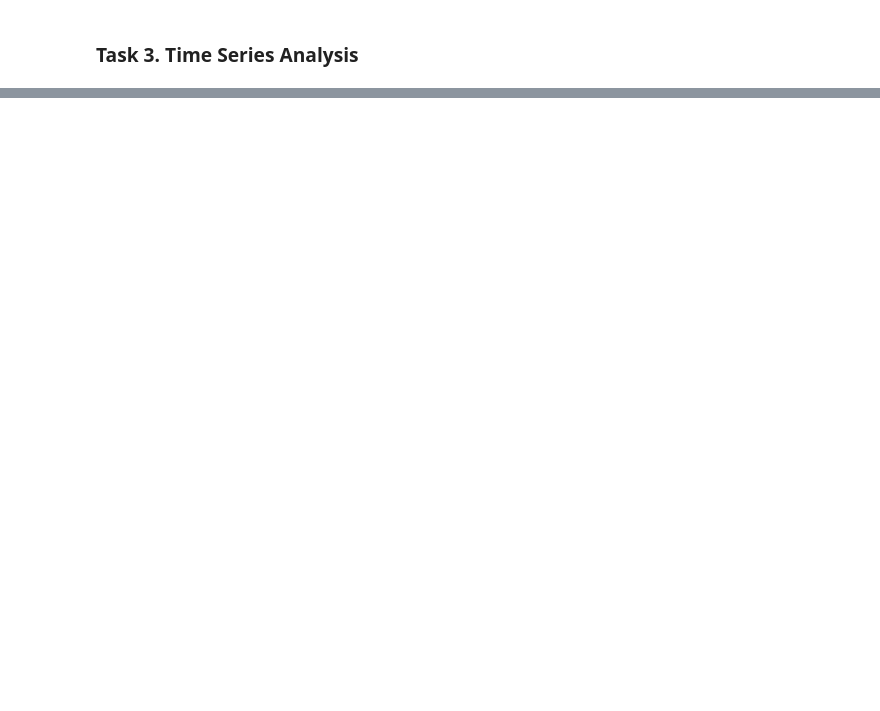
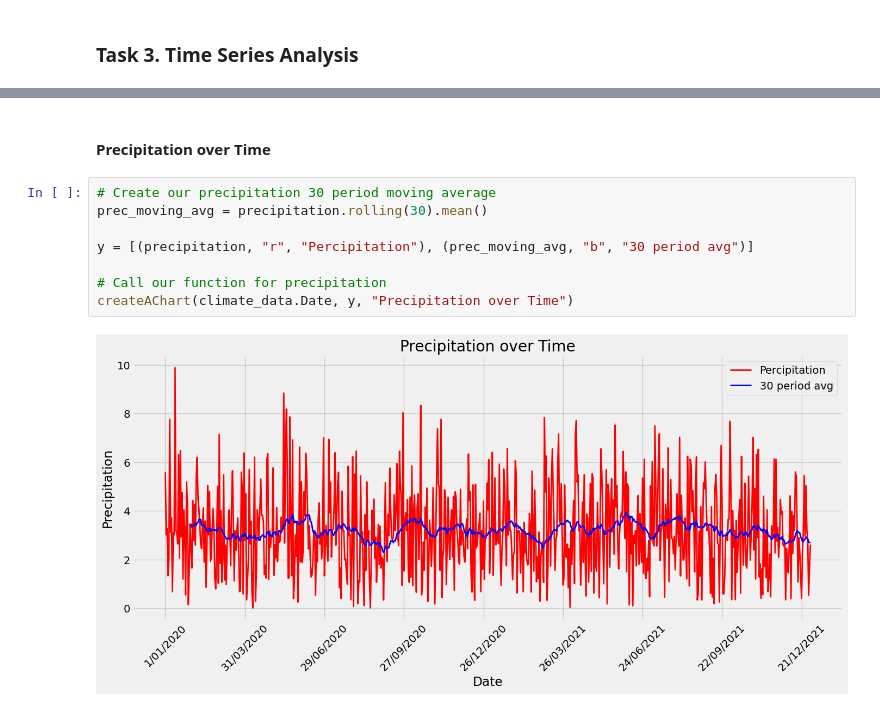
Before and after one commit to Mokoto-K/COSC102-assignment-1, a Jupyter notebook: assignment-1.ipynb, the cells around one changed output, grey strips where cells are left out. Drawn from its saved outputs; the diff is of its cells as text; blank space fills up the shorter version.

```diff
--- a/assignment-1.ipynb
+++ b/assignment-1.ipynb
@@ -224,0 +374,12 @@ ax.plot(climate_data.Date, climate_data.Precipitation, "c")
+# %% [markdown]
+#### Precipitation over Time
+# %%
+# Create our precipitation 30 period moving average
+prec_moving_avg = precipitation.rolling(30).mean()
+
+y = [(precipitation, "r", "Percipitation"), (prec_moving_avg, "b", "30 period avg")]
+
+# Call our function for precipitation
+createAChart(climate_data.Date, y, "Precipitation over Time")
+# %% [output]
+[figure, added]
```
Also changed, not shown: parts of 43 cells of this notebook.
